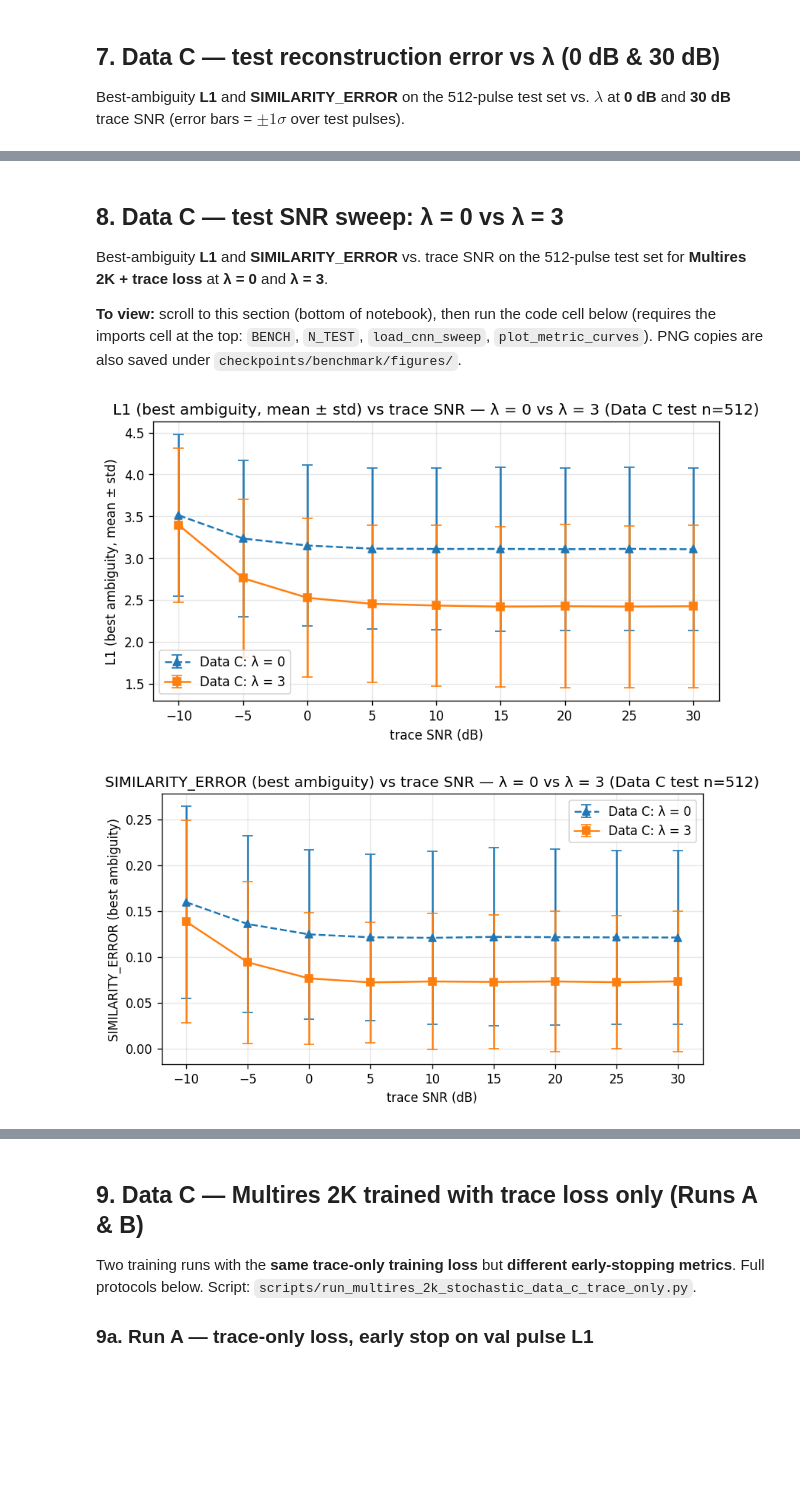
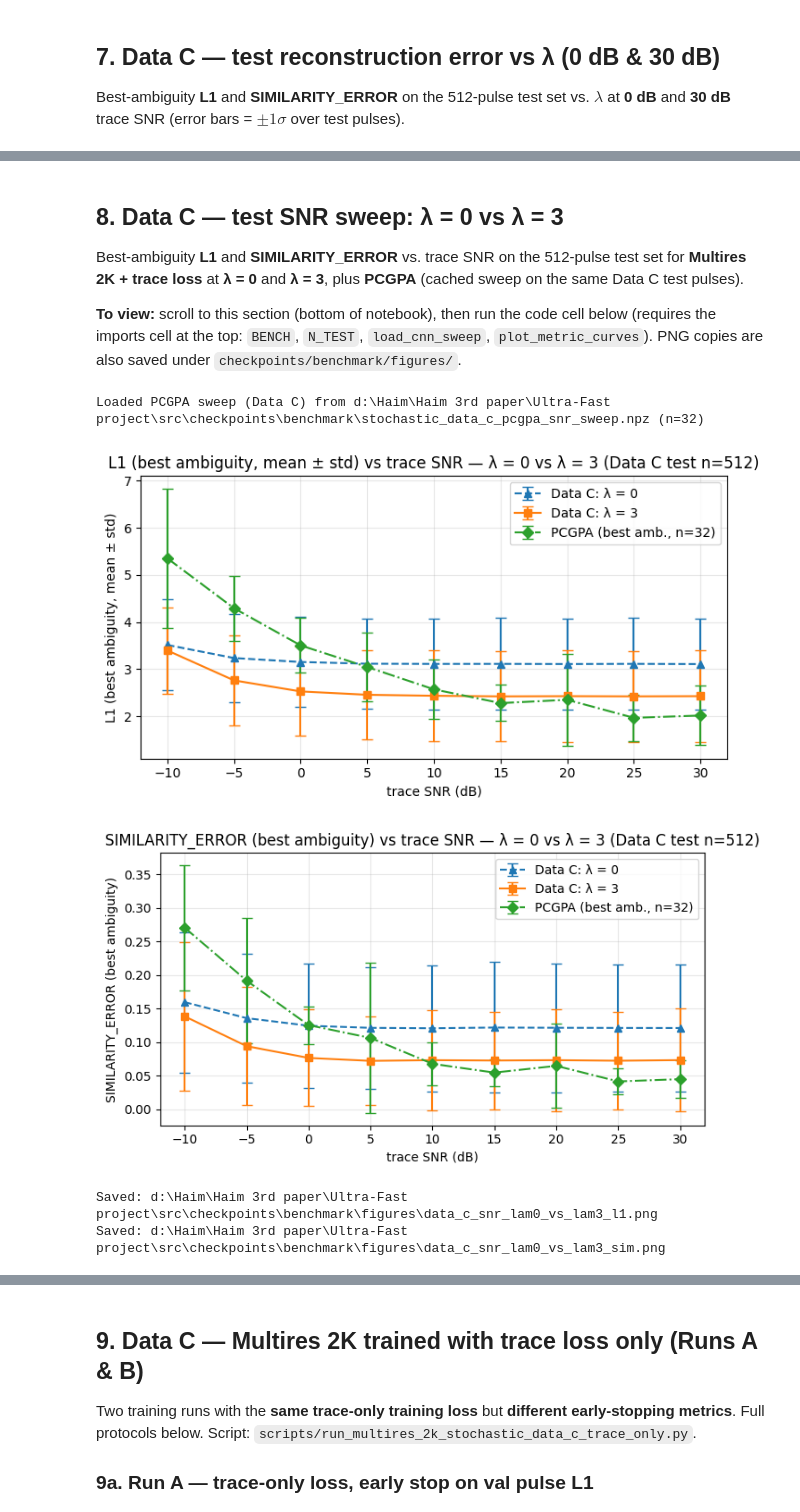
Before and after one commit to cheers19/Ultra-Fast-Detection-Project, a Jupyter notebook: src/stochastic_multires_2k_noisy_trace_lambda_experiments.ipynb, the cells around one changed output, grey strips where cells are left out. Saved outputs shown, nothing was run; the diff lists cells and outputs as text; code cells hidden in the pictures; blank space fills up the shorter version.

```diff
--- a/src/stochastic_multires_2k_noisy_trace_lambda_experiments.ipynb
+++ b/src/stochastic_multires_2k_noisy_trace_lambda_experiments.ipynb
@@ -487,5 +767,10 @@ _exp_b = EXPERIMENTS["smoothed_phase"]
 if not _exp_b["meta_json"].exists():
     print(f"Skipping {_exp_b['label']}: missing meta")
 else:
-    plot_snr_sweeps(_exp_b, _resolve_lambda_trace("smoothed_phase", _exp_b))
+    _pcgpa_b = load_or_compute_pcgpa_sweep("smoothed_phase")
+    plot_snr_sweeps(
+        _exp_b,
+        _resolve_lambda_trace("smoothed_phase", _exp_b),
+        pcgpa=_pcgpa_b,
+    )
 # %% [output]
@@ -784,7 +1070,7 @@ plot_data_c_test_errors_vs_lambda(
 # %% [markdown]
 ## 8. Data C — test SNR sweep: λ = 0 vs λ = 3
 
-Best-ambiguity **L1** and **SIMILARITY_ERROR** vs. trace SNR on the 512-pulse test set for **Multires 2K + trace loss** at **λ = 0** and **λ = 3**.
+Best-ambiguity **L1** and **SIMILARITY_ERROR** vs. trace SNR on the 512-pulse test set for **Multires 2K + trace loss** at **λ = 0** and **λ = 3**, plus **PCGPA** (cached sweep on the same Data C test pulses).
 
 **To view:** scroll to this section (bottom of notebook), then run the code cell below (requires the imports cell at the top: `BENCH`, `N_TEST`, `load_cnn_sweep`, `plot_metric_curves`). PNG copies are also saved under `checkpoints/benchmark/figures/`.
 # %%
@@ -806,34 +1092,58 @@ snr = sweep_lam0.snr_sweep_db
 fmts = ["--^", "-s"]
 tag = f"Data C test n={N_TEST}"
 
-def _plot_data_c_snr_metric(attr_m, attr_s, ylabel, title_suffix):
+_pcgpa_c = load_or_compute_pcgpa_sweep("data_c")
+
+def _plot_data_c_snr_metric(
+    attr_m, attr_s, ylabel, title_suffix, pcgpa=None, pcgpa_attr_m=None, pcgpa_attr_s=None
+):
     series = [
         (getattr(r, attr_m), getattr(r, attr_s), fmts[i], r.experiment_name)
         for i, r in enumerate(curves)
     ]
+    if pcgpa is not None:
+        if not np.array_equal(snr, pcgpa["snr_sweep_db"]):
+            raise ValueError("SNR grid mismatch between CNN and PCGPA sweeps")
+        series.append(
+            (
+                pcgpa[pcgpa_attr_m],
+                pcgpa[pcgpa_attr_s],
+                "-.D",
+                f"PCGPA (best amb., n={pcgpa['n_test']})",
+            )
+        )
     plot_metric_curves(
         snr,
         series,
         xlabel="trace SNR (dB)",
         ylabel=ylabel,
         title=f"{ylabel} vs trace SNR — {title_suffix} ({tag})",
     )
 
 _plot_data_c_snr_metric(
     "cnn_l1_amb_m",
     "cnn_l1_amb_s",
     "L1 (best ambiguity, mean ± std)",
     "λ = 0 vs λ = 3",
+    pcgpa=_pcgpa_c,
+    pcgpa_attr_m="l1_m",
+    pcgpa_attr_s="l1_s",
 )
 _plot_data_c_snr_metric(
     "cnn_sim_amb_m",
     "cnn_sim_amb_s",
     "SIMILARITY_ERROR (best ambiguity)",
     "λ = 0 vs λ = 3",
+    pcgpa=_pcgpa_c,
+    pcgpa_attr_m="sim_m",
+    pcgpa_attr_s="sim_s",
 )
 
 print("Saved:", BENCH / "figures/data_c_snr_lam0_vs_lam3_l1.png")
 print("Saved:", BENCH / "figures/data_c_snr_lam0_vs_lam3_sim.png")
 # %% [output]
+Loaded PCGPA sweep (Data C) from d:\Haim\Haim 3rd paper\Ultra-Fast project\src\checkpoints\benchmark\stochastic_data_c_pcgpa_snr_sweep.npz (n=32)
-[figure, old version]
+[figure, new version]
-[figure, old version]
+[figure, new version]
+Saved: d:\Haim\Haim 3rd paper\Ultra-Fast project\src\checkpoints\benchmark\figures\data_c_snr_lam0_vs_lam3_l1.png
+Saved: d:\Haim\Haim 3rd paper\Ultra-Fast project\src\checkpoints\benchmark\figures\data_c_snr_lam0_vs_lam3_sim.png
```
Also changed, not shown: parts of 15 cells of this notebook, 21 other files.
